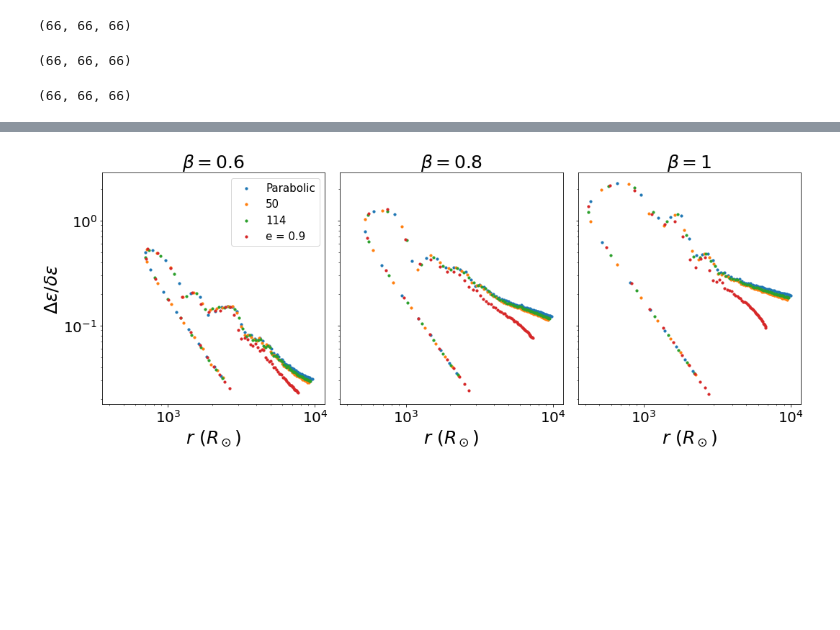
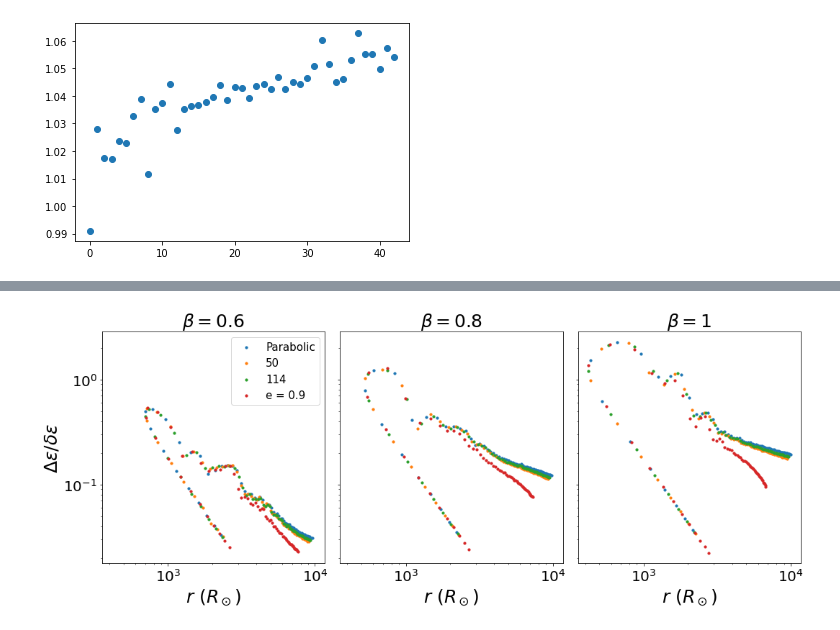
Before and after one commit to slowdivePTG/ASASSN-14ko, a Jupyter notebook: YT_Visualization/Energy Dispersion.ipynb, the cells around one changed output, grey strips where cells are left out. Cells and saved outputs as stored; diff of their text form; code cells hidden in the pictures; blank space fills up the shorter version.

```diff
--- a/YT_Visualization/Energy Dispersion.ipynb
+++ b/YT_Visualization/Energy Dispersion.ipynb
@@ -23 +17,7 @@ raw_190, raw50_190, raw114_190 = np.load('m1.0_p10_b1.0_90.npz'), np.load(
+# %%
+raw_190, raw114_190, raw_190_peri, raw114_190_peri = np.load(
+    'data/m1.0_p10_b1.0_90.npz'), np.load(
+        'data/m1.0_p10_b1.0_P110_90.npz'), np.load(
+            'data/m1.0_p10_b1.0_peri_90.npz'), np.load(
+                'data/m1.0_p10_b1.0_P110_peri_90.npz')
 # %%
@@ -27,12 +26,0 @@ rawe_0890 = np.load('m1.0_p10_b0.8_e9_90.npz')
-# %%
-len(raw_0690['y']), len(raw_0890['y']), len(raw_190['y'])
-# %% [output]
-(66, 66, 66)
-# %%
-len(raw50_0690['y']), len(raw50_0890['y']), len(raw50_190['y'])
-# %% [output]
-(66, 66, 66)
-# %%
-len(raw114_0690['y']), len(raw114_0890['y']), len(raw114_190['y'])
-# %% [output]
-(66, 66, 66)
@@ -57,0 +50,6 @@ def smooth_evol(raw, ax, label, lens=65):
+# %%
+plt.scatter(range(len(raw_190['x'][raw_190['x'] > 4e3 * (u.Rsun/u.cm)])),
+            (raw_190['y'] / raw114_190['y'])[raw_190['x'] > 4e3 * (u.Rsun/u.cm)])
+plt.show()
+# %% [output]
+[figure, added]
```
Also changed, not shown: parts of 5 cells of this notebook, 2 other files.
